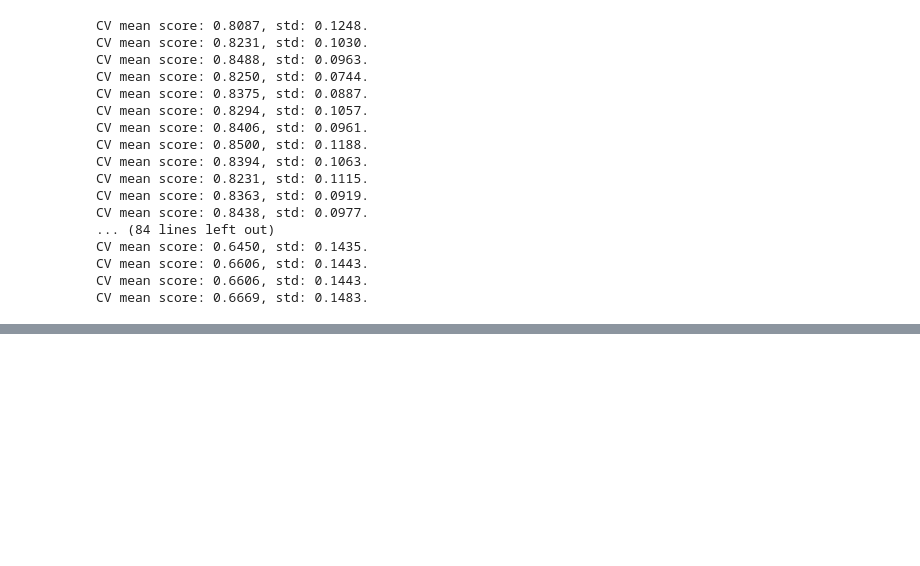
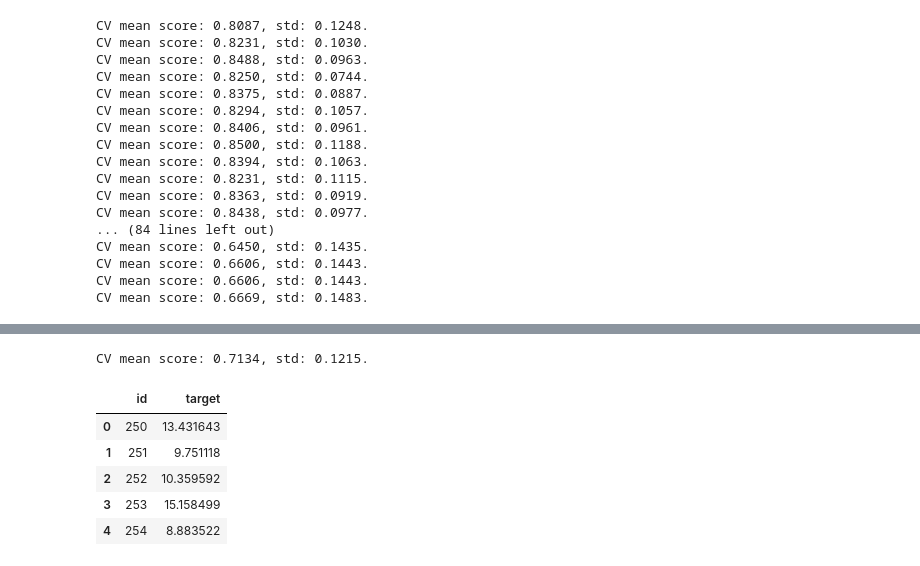
Before and after one commit to HQuality/Kagglez, a Jupyter notebook: Dont Overfit! II/Untitled.ipynb, the cells around one changed output, grey strips where cells are left out. Saved outputs shown, nothing was run; the diff lists cells and outputs as text; code cells hidden in the pictures; blank space fills up the shorter version.

Commit message:
repeated with std stat

```diff
--- a/Dont Overfit! II/Untitled.ipynb
+++ b/Dont Overfit! II/Untitled.ipynb
@@ -608,0 +611,30 @@ py.iplot(dict(data=data, layout=layout), filename='basic-line')
+# %%
+X_train = train.drop(['id', 'target'], axis = 1)
+X_test = test.drop(['id'], axis = 1)
+X_train['300'] = X_train.std(1)
+X_test['300'] = X_test.std(1)
+scaler = StandardScaler()
+
+X_train[X_train.columns[:-1]] = scaler.fit_transform(X_train[X_train.columns[:-1]])
+X_test[X_test.columns[:-1]] = scaler.transform(X_test[X_test.columns[:-1]])
+model = linear_model.LogisticRegression(class_weight = 'balanced',
+                                        penalty = 'l1',
+                                        C = 0.1,
+                                        solver = 'liblinear'
+                                        )
+oof_lr_1, prediction_lr_1_repeated, scores = train_model(X_train.values, X_test.values, y_train, params = None, model_type = "sklearn", model = model, folds = repeated_fold)
+# %% [output]
+CV mean score: 0.7134, std: 0.1215.
+# %%
+submission = pd.read_csv('sample_submission.csv')
+submission['target'] = prediction_lr_1_repeated
+submission.to_csv('repeated_fold_stats.csv', index = False)
+
+submission.head()
+# %% [output]
+|  | id | target |
+| 0 | 250 | 13.431643 |
+| 1 | 251 | 9.751118 |
+| 2 | 252 | 10.359592 |
+| 3 | 253 | 15.158499 |
+| 4 | 254 | 8.883522 |
```
Also changed, not shown: parts of 1 cell of this notebook, 1 other file.
